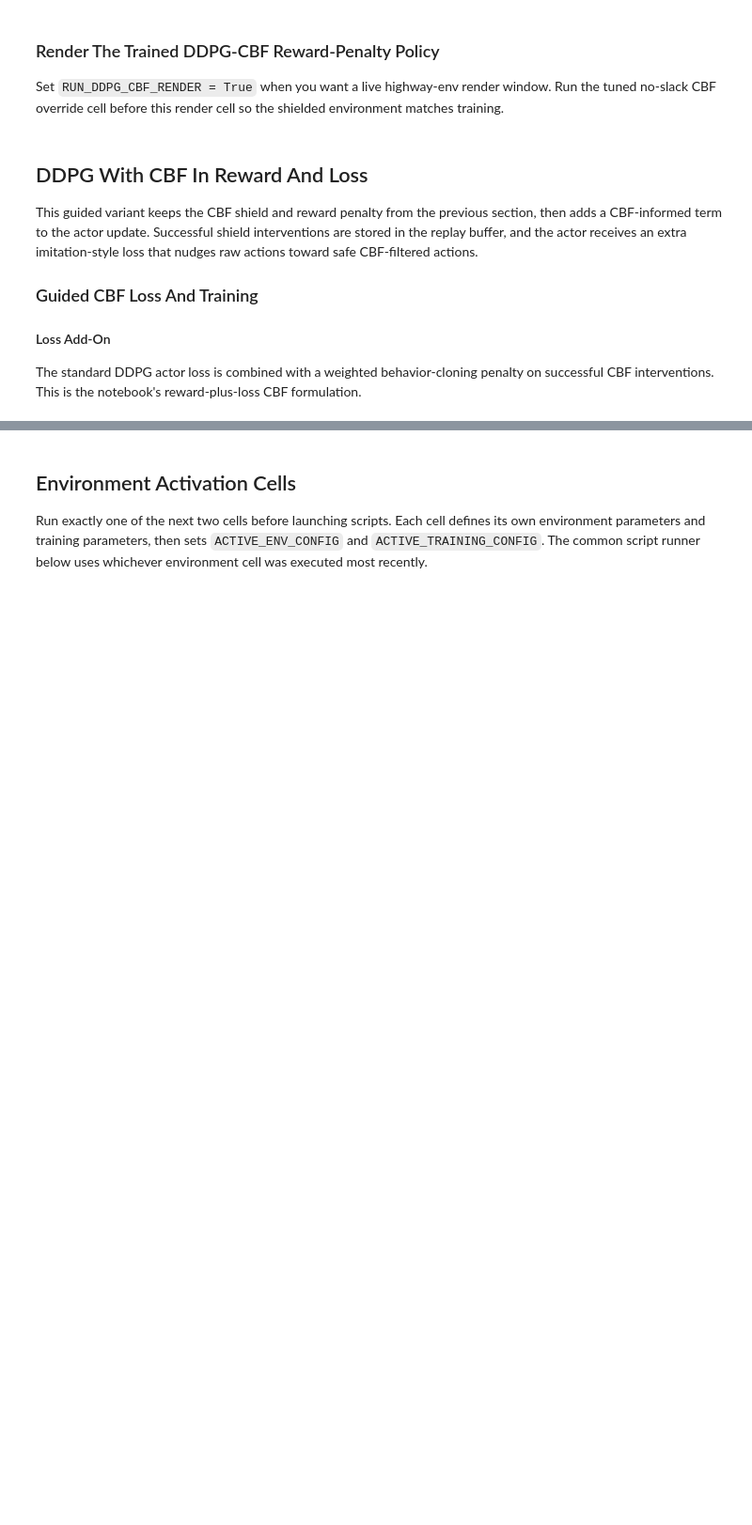
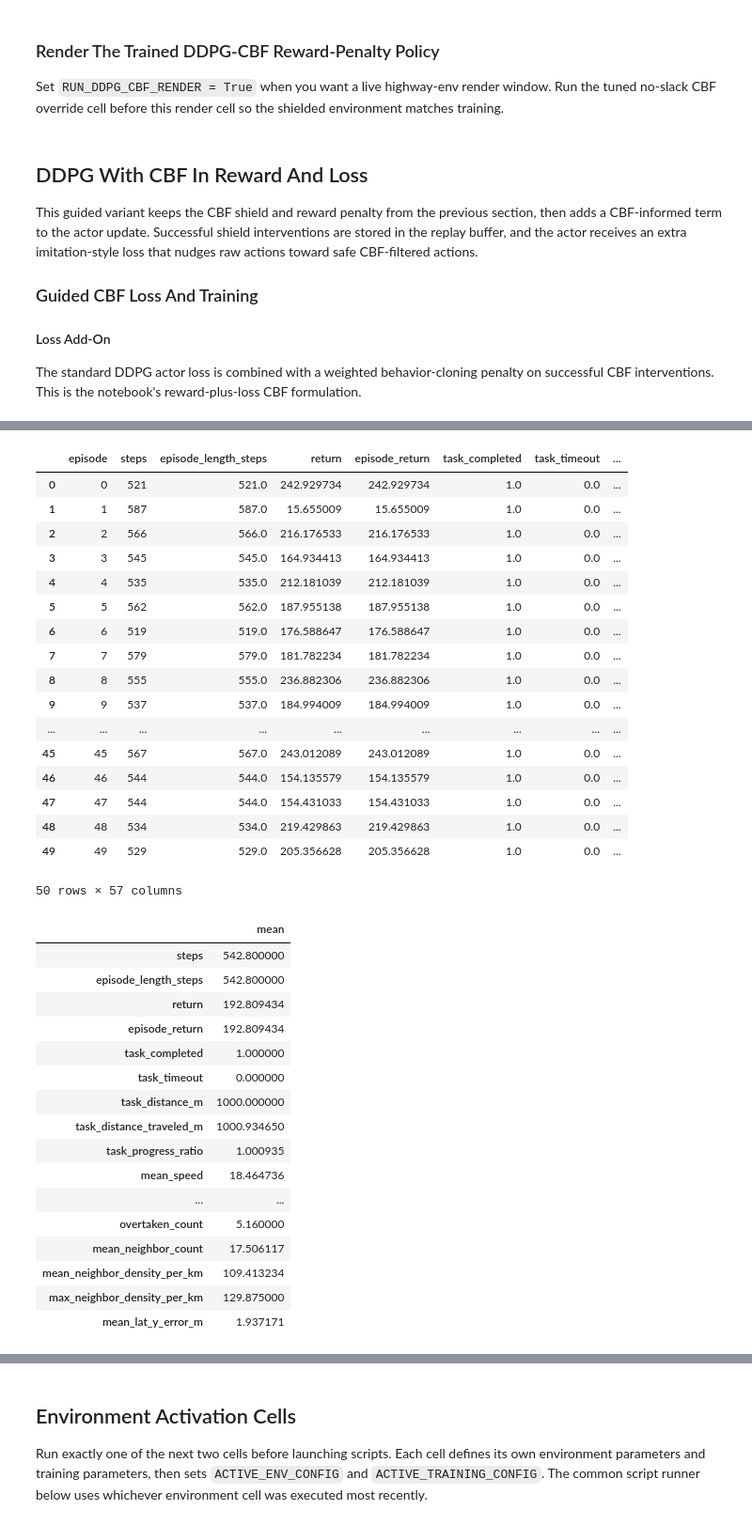
Before and after one commit to AhmadAssaad711/highway-rl-decision-making, a Jupyter notebook: highway-rl-decision-making/notebooks/lanelessKaralakou.ipynb, the cells around one changed output, grey strips where cells are left out. Shown at 94% size. Cells and saved outputs as stored; diff of their text form; code cells hidden in the pictures; blank space fills up the shorter version.

```diff
--- a/highway-rl-decision-making/notebooks/lanelessKaralakou.ipynb
+++ b/highway-rl-decision-making/notebooks/lanelessKaralakou.ipynb
@@ -4054 +4333,78 @@ else:
+# %%
+import subprocess
+
+GUIDED_DDPG_CBF_FINAL_METRICS_PATH = ARTIFACT_DIR / "guided_ddpg_cbf_flat42_vmax24_noslack_tuned_laneless_karalakou_final_metrics.csv"
+guided_ddpg_cbf_eval_command = [
+    sys.executable,
+    str(PROJECT_ROOT / "scripts" / "evaluate_laneless_karalakou.py"),
+    "--variant",
+    "guided-ddpg-cbf",
+    "--episodes",
+    str(FINAL_EVAL_EPISODES),
+    "--seed",
+    str(SEED + 150_000),
+    "--output",
+    str(GUIDED_DDPG_CBF_FINAL_METRICS_PATH),
+    "--device",
+    DEVICE,
+    "--project-root",
+    str(PROJECT_ROOT),
+    "--use-latest-training",
+    "--lambda-filter",
+    str(CBF_FILTER_REWARD_LAMBDA),
+    "--k0",
+    str(CBF_K0),
+    "--k1",
+    str(CBF_K1),
+    "--eps-side",
+    str(CBF_EPS_SIDE),
+]
+guided_ddpg_cbf_eval_result = subprocess.run(
+    guided_ddpg_cbf_eval_command,
+    cwd=str(PROJECT_ROOT),
+    text=True,
+)
+if guided_ddpg_cbf_eval_result.returncode != 0:
+    raise RuntimeError(
+        f"Guided DDPG-CBF final evaluation subprocess failed with exit code {guided_ddpg_cbf_eval_result.returncode}"
+    )
+guided_ddpg_cbf_final_metrics = pd.read_csv(GUIDED_DDPG_CBF_FINAL_METRICS_PATH)
+display(guided_ddpg_cbf_final_metrics)
+display(guided_ddpg_cbf_final_metrics.drop(columns=["episode"]).mean().to_frame("mean"))
+# %% [output]
+|  | episode | steps | episode_length_steps | return | episode_return | task_completed | task_timeout | ... |
+| 0 | 0 | 521 | 521.0 | 242.929734 | 242.929734 | 1.0 | 0.0 | ... |
+| 1 | 1 | 587 | 587.0 | 15.655009 | 15.655009 | 1.0 | 0.0 | ... |
+| 2 | 2 | 566 | 566.0 | 216.176533 | 216.176533 | 1.0 | 0.0 | ... |
+| 3 | 3 | 545 | 545.0 | 164.934413 | 164.934413 | 1.0 | 0.0 | ... |
+| 4 | 4 | 535 | 535.0 | 212.181039 | 212.181039 | 1.0 | 0.0 | ... |
+| 5 | 5 | 562 | 562.0 | 187.955138 | 187.955138 | 1.0 | 0.0 | ... |
+| 6 | 6 | 519 | 519.0 | 176.588647 | 176.588647 | 1.0 | 0.0 | ... |
+| 7 | 7 | 579 | 579.0 | 181.782234 | 181.782234 | 1.0 | 0.0 | ... |
+| 8 | 8 | 555 | 555.0 | 236.882306 | 236.882306 | 1.0 | 0.0 | ... |
+| 9 | 9 | 537 | 537.0 | 184.994009 | 184.994009 | 1.0 | 0.0 | ... |
+| ... | ... | ... | ... | ... | ... | ... | ... | ... |
+| 45 | 45 | 567 | 567.0 | 243.012089 | 243.012089 | 1.0 | 0.0 | ... |
+| 46 | 46 | 544 | 544.0 | 154.135579 | 154.135579 | 1.0 | 0.0 | ... |
+| 47 | 47 | 544 | 544.0 | 154.431033 | 154.431033 | 1.0 | 0.0 | ... |
+| 48 | 48 | 534 | 534.0 | 219.429863 | 219.429863 | 1.0 | 0.0 | ... |
+| 49 | 49 | 529 | 529.0 | 205.356628 | 205.356628 | 1.0 | 0.0 | ... |
+50 rows × 57 columns
+|  | mean |
+| steps | 542.800000 |
+| episode_length_steps | 542.800000 |
+| return | 192.809434 |
+| episode_return | 192.809434 |
+| task_completed | 1.000000 |
+| task_timeout | 0.000000 |
+| task_distance_m | 1000.000000 |
+| task_distance_traveled_m | 1000.934650 |
+| task_progress_ratio | 1.000935 |
+| mean_speed | 18.464736 |
+| ... | ... |
+| overtaken_count | 5.160000 |
+| mean_neighbor_count | 17.506117 |
+| mean_neighbor_density_per_km | 109.413234 |
+| max_neighbor_density_per_km | 129.875000 |
+| mean_lat_y_error_m | 1.937171 |
 # %% [markdown]
```
Also changed, not shown: parts of 48 cells of this notebook, 10 other files.
